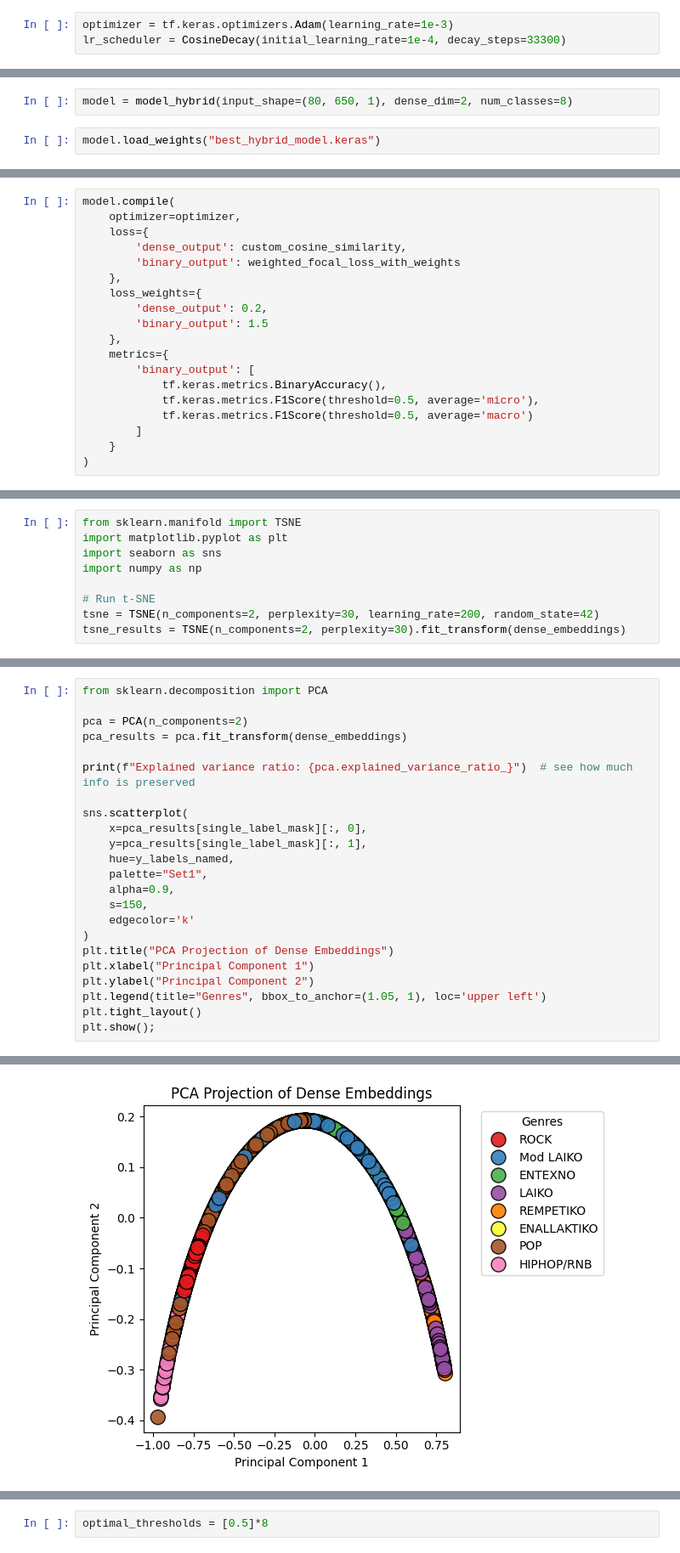
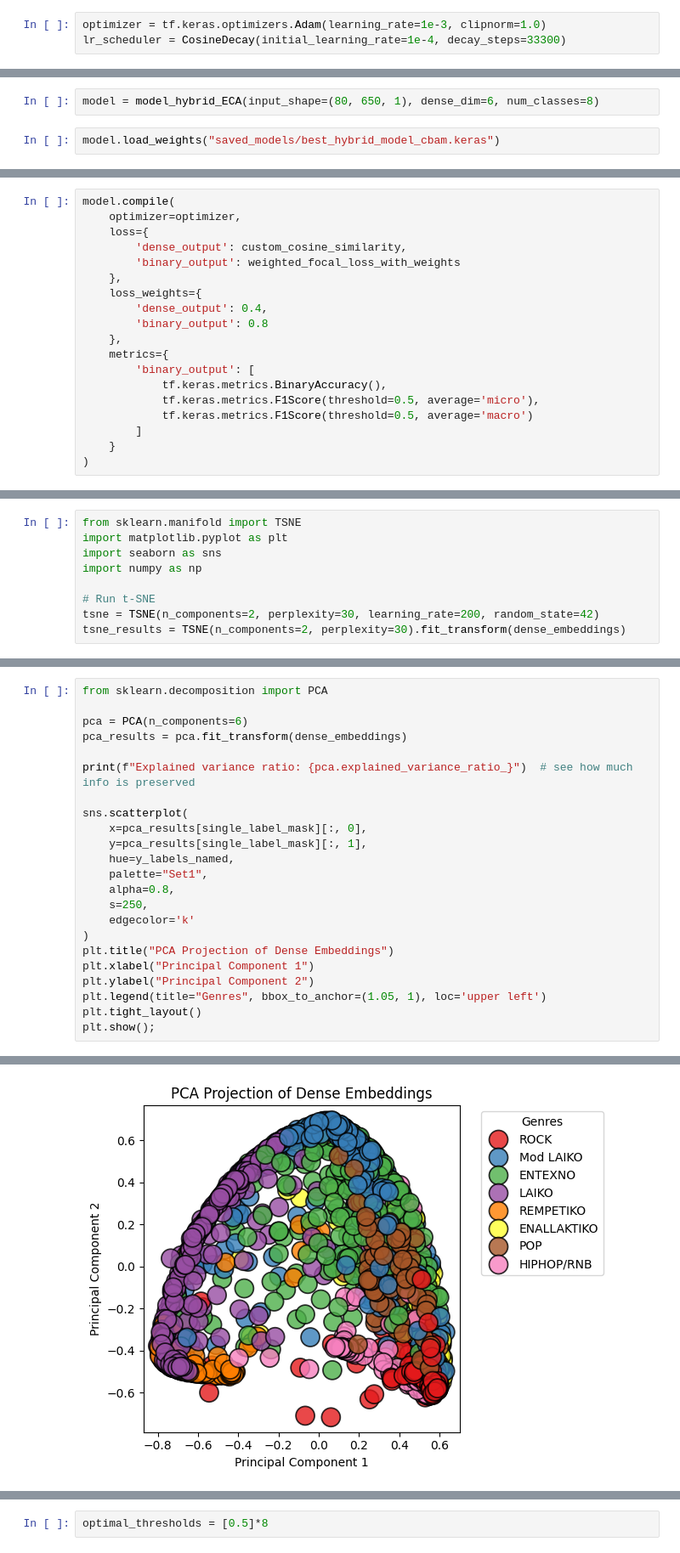
Before and after one commit to Grkritsovas/Multi-label-Greek-music-genre-classification-using-deep-learning, a Jupyter notebook: 4_Hybrid_Model_Aug_spec_EXP.ipynb, the cells around one changed output, grey strips where cells are left out. Shown at 85% size. Drawn from its saved outputs; the diff is of its cells as text.

Commit message:
Seperated embedded from binary layer

```diff
--- a/4_Hybrid_Model_Aug_spec_EXP.ipynb
+++ b/4_Hybrid_Model_Aug_spec_EXP.ipynb
@@ -324,7 +322,7 @@ SVD components shape: (7, 8)
 SVD components sample: [0.68000436 0.11893529 0.4796936  0.14899106 0.48038375 0.09954965
  0.17437015 0.00778061]
 # %%
-optimizer = tf.keras.optimizers.Adam(learning_rate=1e-3)
+optimizer = tf.keras.optimizers.Adam(learning_rate=1e-3, clipnorm=1.0)
 lr_scheduler = CosineDecay(initial_learning_rate=1e-4, decay_steps=33300)
 # %%
 len(svd_components)
@@ -492,9 +490,9 @@ plt.show()
 # %% [markdown]
 ### Testing the model
 # %%
-model = model_hybrid(input_shape=(80, 650, 1), dense_dim=2, num_classes=8)
+model = model_hybrid_ECA(input_shape=(80, 650, 1), dense_dim=6, num_classes=8)
 # %%
-model.load_weights("best_hybrid_model.keras")
+model.load_weights("saved_models/best_hybrid_model_cbam.keras")
 # %%
 model.summary()
 # %% [output]
@@ -527,8 +525,8 @@ model.compile(
         'binary_output': weighted_focal_loss_with_weights
     },
     loss_weights={
-        'dense_output': 0.2,
-        'binary_output': 1.5
+        'dense_output': 0.4,
+        'binary_output': 0.8
     },
     metrics={
         'binary_output': [
@@ -859,7 +831,7 @@ plt.show()
 # %%
 from sklearn.decomposition import PCA
 
-pca = PCA(n_components=2)
+pca = PCA(n_components=6)
 pca_results = pca.fit_transform(dense_embeddings)
 
 print(f"Explained variance ratio: {pca.explained_variance_ratio_}")  # see how much info is preserved
@@ -869,8 +841,8 @@ sns.scatterplot(
     y=pca_results[single_label_mask][:, 1],
     hue=y_labels_named,
     palette="Set1",
-    alpha=0.9,
-    s=150,
+    alpha=0.8,
+    s=250,
     edgecolor='k'
 )
 plt.title("PCA Projection of Dense Embeddings")
@@ -884,4 +856,4 @@ Explained variance ratio: [0.94601295 0.05398705]
-[figure, old version]
+[figure, new version]
 # %%
 import pandas as pd
 pca_1 = pca_results[single_label_mask][:, 0]
```
Also changed, not shown: parts of 47 cells of this notebook, 2 other files.
